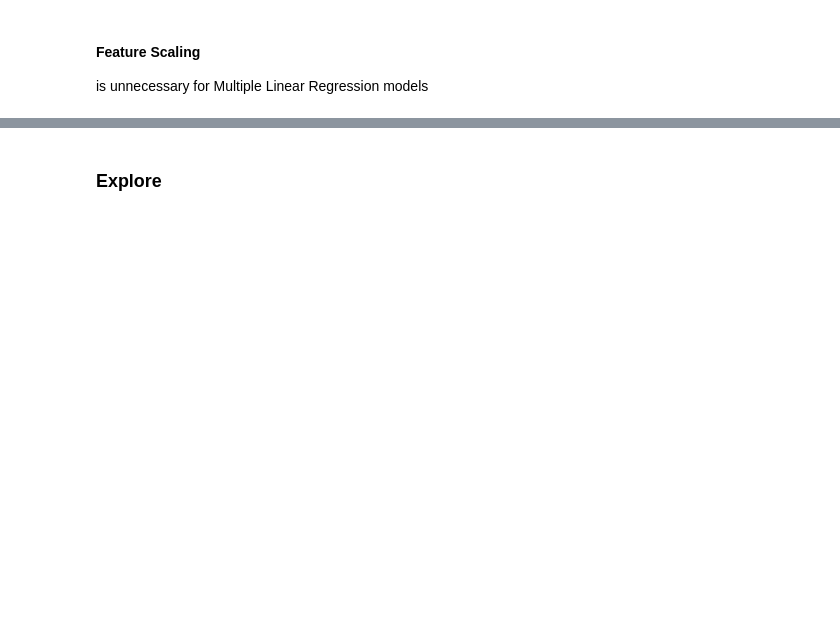
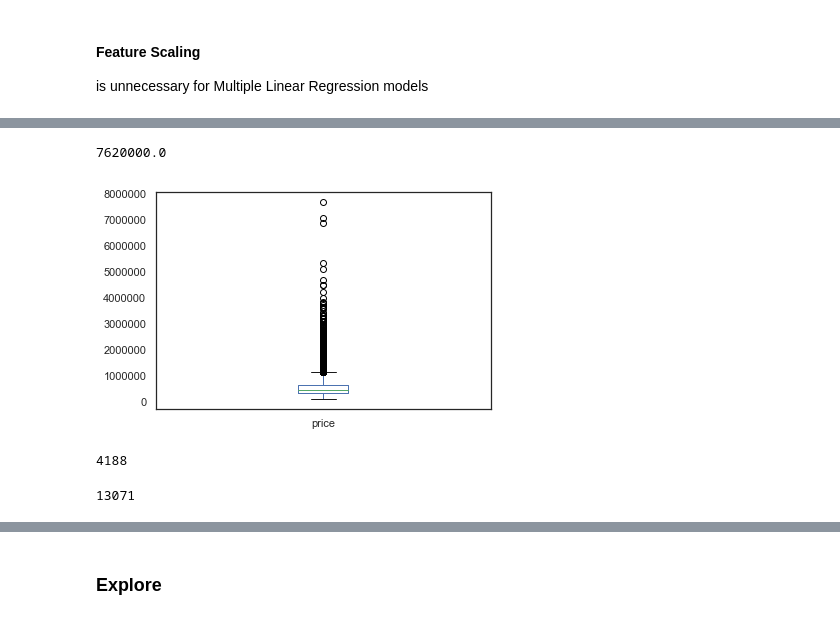
Before and after one commit to sid401/dsc-1-final-project-online-ds-sp-000, a Jupyter notebook: student.ipynb, the cells around one changed output, grey strips where cells are left out. Cells and saved outputs as stored; diff of their text form; code cells hidden in the pictures; blank space fills up the shorter version.

```diff
--- a/student.ipynb
+++ b/student.ipynb
@@ -303,0 +323,2 @@ dtype: bool
+# %%
+df['age'] = age_list
@@ -369,0 +508,17 @@ is unnecessary for Multiple Linear Regression models
+# %%
+# spread
+df.price.max() - df.price.min()
+# %% [output]
+7620000.0
+# %%
+df['price'].plot.box();
+# %% [output]
+[figure, added]
+# %%
+df.price[df['price'] > 650000].count() # ***
+# %% [output]
+4188
+# %%
+df.price[df['price'] < 650000].count()
+# %% [output]
+13071
```
Also changed, not shown: parts of 62 cells of this notebook.
